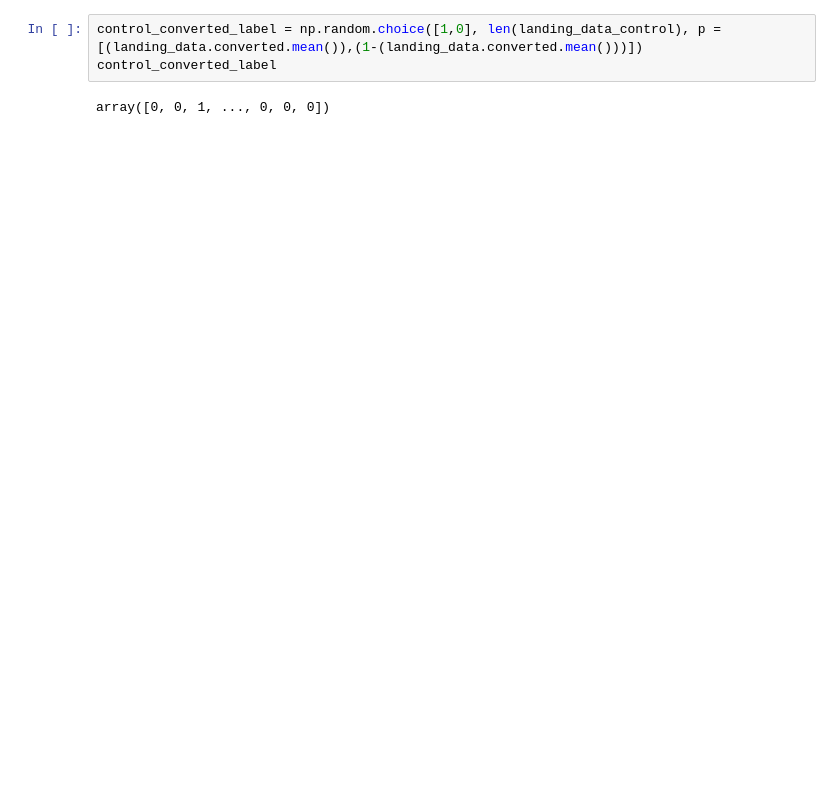
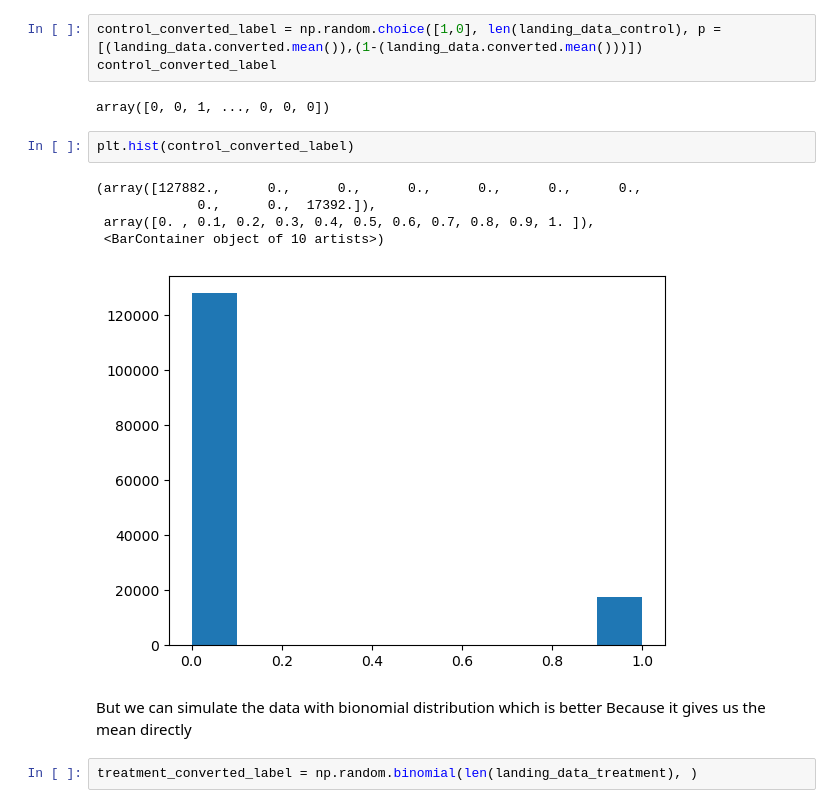
Before and after one commit to BeziKaviani/data-science-ml-learning-path, a Jupyter notebook: 03-inferential-statistics/AB-test-landing-page.ipynb, the cells around one changed output. Drawn from its saved outputs; the diff is of its cells as text; blank space fills up the shorter version.

```diff
--- a/03-inferential-statistics/AB-test-landing-page.ipynb
+++ b/03-inferential-statistics/AB-test-landing-page.ipynb
@@ -177,3 +185,16 @@ control_converted_label = np.random.choice([1,0], len(landing_data_control), p =
 control_converted_label
 # %% [output]
 array([0, 0, 1, ..., 0, 0, 0])
+# %%
+plt.hist(control_converted_label)
+# %% [output]
+(array([127882.,      0.,      0.,      0.,      0.,      0.,      0.,
+             0.,      0.,  17392.]),
+ array([0. , 0.1, 0.2, 0.3, 0.4, 0.5, 0.6, 0.7, 0.8, 0.9, 1. ]),
+ <BarContainer object of 10 artists>)
+[figure, added]
+# %% [markdown]
+But we can simulate the data with bionomial distribution which is better
+Because it gives us the mean directly
+# %%
+treatment_converted_label = np.random.binomial(len(landing_data_treatment), )
```
Also changed, not shown: parts of 1 cell of this notebook.
